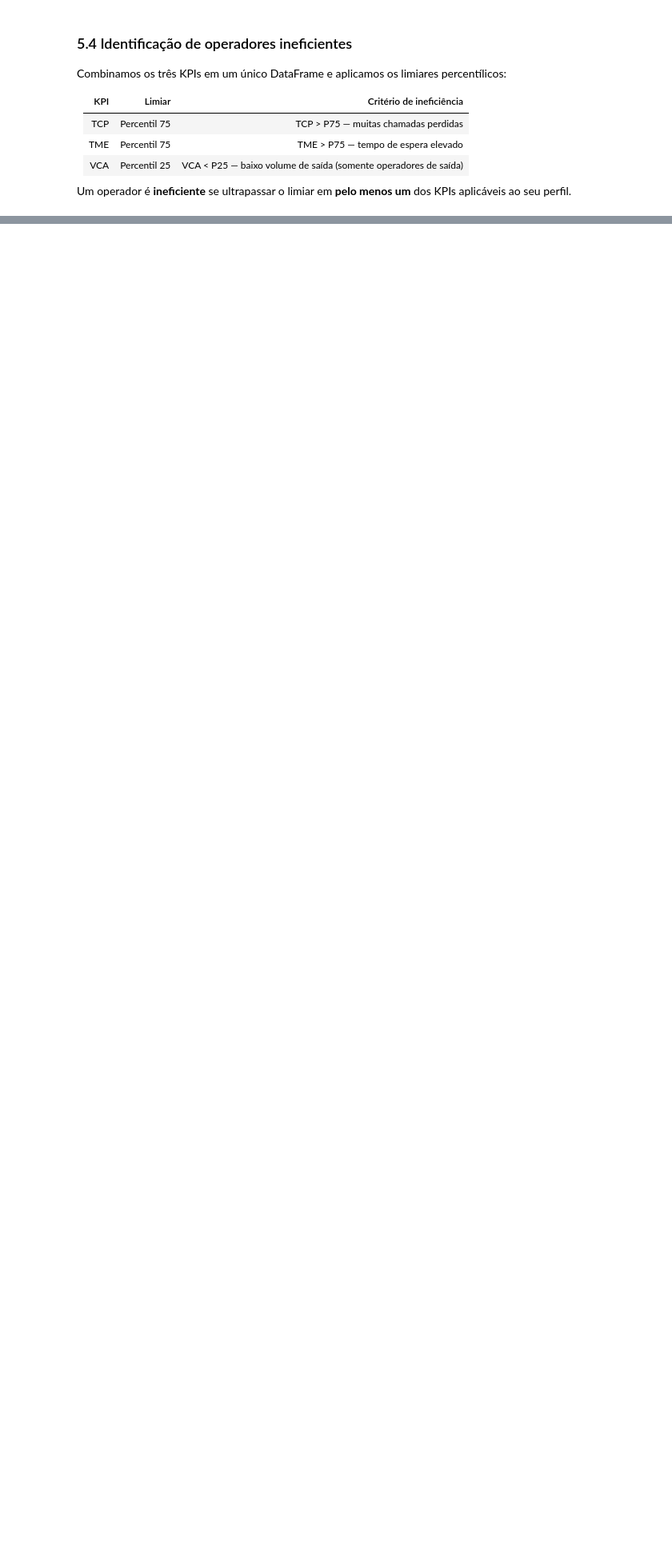
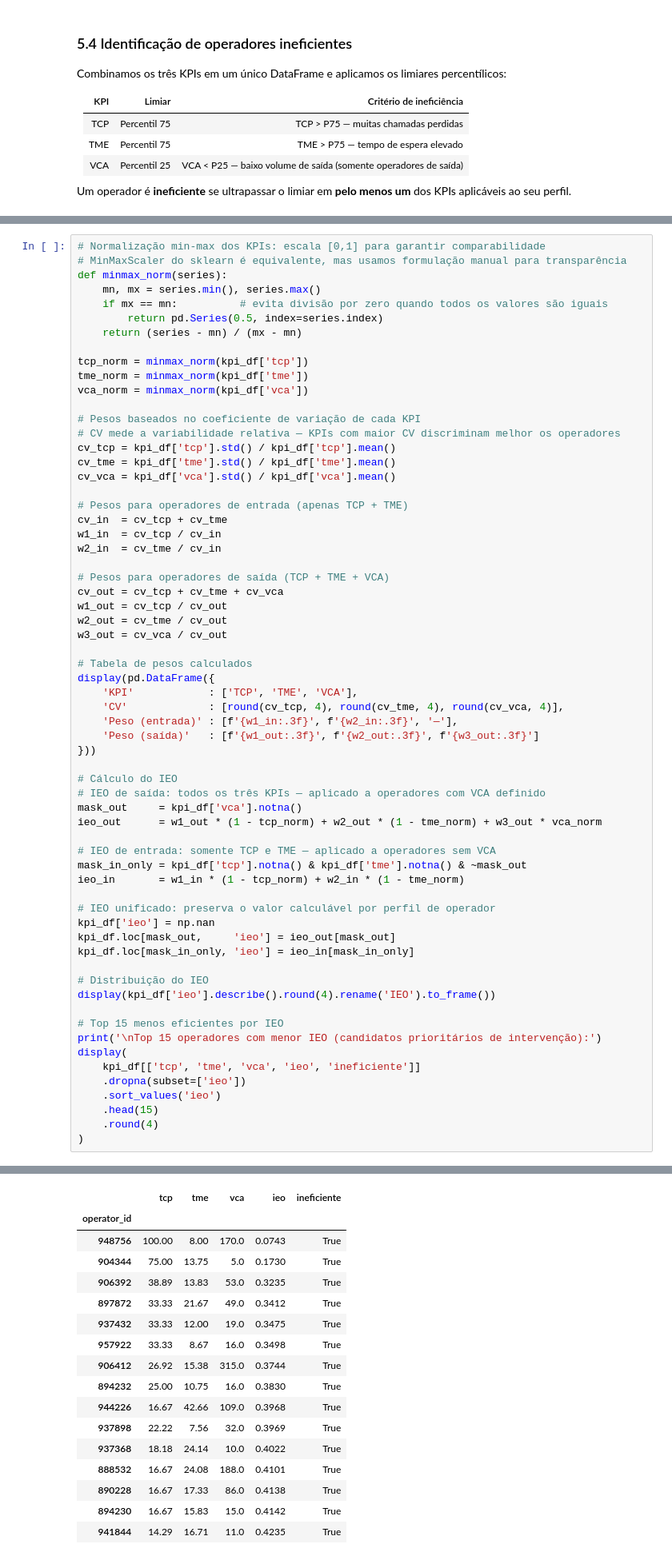
Before and after one commit to raimirsilva/DA-curse-final-project, a Jupyter notebook: notebook/Implementation.ipynb, the cells around one changed output, grey strips where cells are left out. Shown at 80% size. Cells and saved outputs as stored; diff of their text form; blank space fills up the shorter version.

```diff
--- a/notebook/Implementation.ipynb
+++ b/notebook/Implementation.ipynb
@@ -1170,0 +1265,65 @@ Dos operadores analisados, **498 foram sinalizados como ineficientes (45,6%)**:
+# %%
+# Normalização min-max dos KPIs: escala [0,1] para garantir comparabilidade
+# MinMaxScaler do sklearn é equivalente, mas usamos formulação manual para transparência
+def minmax_norm(series):
+    mn, mx = series.min(), series.max()
+    if mx == mn:          # evita divisão por zero quando todos os valores são iguais
+        return pd.Series(0.5, index=series.index)
+    return (series - mn) / (mx - mn)
+
+tcp_norm = minmax_norm(kpi_df['tcp'])
+tme_norm = minmax_norm(kpi_df['tme'])
+vca_norm = minmax_norm(kpi_df['vca'])
+
+# Pesos baseados no coeficiente de variação de cada KPI
+# CV mede a variabilidade relativa — KPIs com maior CV discriminam melhor os operadores
+cv_tcp = kpi_df['tcp'].std() / kpi_df['tcp'].mean()
+cv_tme = kpi_df['tme'].std() / kpi_df['tme'].mean()
+cv_vca = kpi_df['vca'].std() / kpi_df['vca'].mean()
+
+# Pesos para operadores de entrada (apenas TCP + TME)
+cv_in  = cv_tcp + cv_tme
+w1_in  = cv_tcp / cv_in
+w2_in  = cv_tme / cv_in
+
+# Pesos para operadores de saída (TCP + TME + VCA)
+cv_out = cv_tcp + cv_tme + cv_vca
+w1_out = cv_tcp / cv_out
+w2_out = cv_tme / cv_out
+w3_out = cv_vca / cv_out
+
+# Tabela de pesos calculados
+display(pd.DataFrame({
+    'KPI'            : ['TCP', 'TME', 'VCA'],
+    'CV'             : [round(cv_tcp, 4), round(cv_tme, 4), round(cv_vca, 4)],
+    'Peso (entrada)' : [f'{w1_in:.3f}', f'{w2_in:.3f}', '—'],
+    'Peso (saída)'   : [f'{w1_out:.3f}', f'{w2_out:.3f}', f'{w3_out:.3f}']
+}))
+
+# Cálculo do IEO
+# IEO de saída: todos os três KPIs — aplicado a operadores com VCA definido
+mask_out     = kpi_df['vca'].notna()
+ieo_out      = w1_out * (1 - tcp_norm) + w2_out * (1 - tme_norm) + w3_out * vca_norm
+
+# IEO de entrada: somente TCP e TME — aplicado a operadores sem VCA
+mask_in_only = kpi_df['tcp'].notna() & kpi_df['tme'].notna() & ~mask_out
+ieo_in       = w1_in * (1 - tcp_norm) + w2_in * (1 - tme_norm)
+
+# IEO unificado: preserva o valor calculável por perfil de operador
+kpi_df['ieo'] = np.nan
+kpi_df.loc[mask_out,     'ieo'] = ieo_out[mask_out]
+kpi_df.loc[mask_in_only, 'ieo'] = ieo_in[mask_in_only]
+
+# Distribuição do IEO
+display(kpi_df['ieo'].describe().round(4).rename('IEO').to_frame())
+
+# Top 15 menos eficientes por IEO
+print('\nTop 15 operadores com menor IEO (candidatos prioritários de intervenção):')
+display(
+    kpi_df[['tcp', 'tme', 'vca', 'ieo', 'ineficiente']]
+    .dropna(subset=['ieo'])
+    .sort_values('ieo')
+    .head(15)
+    .round(4)
+)
+# %% [output]
@@ -1170,0 +1344,17 @@ Dos operadores analisados, **498 foram sinalizados como ineficientes (45,6%)**:
+|  | tcp | tme | vca | ieo | ineficiente |
+| operator_id |  |  |  |  |  |
+| 948756 | 100.00 | 8.00 | 170.0 | 0.0743 | True |
+| 904344 | 75.00 | 13.75 | 5.0 | 0.1730 | True |
+| 906392 | 38.89 | 13.83 | 53.0 | 0.3235 | True |
+| 897872 | 33.33 | 21.67 | 49.0 | 0.3412 | True |
+| 937432 | 33.33 | 12.00 | 19.0 | 0.3475 | True |
+| 957922 | 33.33 | 8.67 | 16.0 | 0.3498 | True |
+| 906412 | 26.92 | 15.38 | 315.0 | 0.3744 | True |
+| 894232 | 25.00 | 10.75 | 16.0 | 0.3830 | True |
+| 944226 | 16.67 | 42.66 | 109.0 | 0.3968 | True |
+| 937898 | 22.22 | 7.56 | 32.0 | 0.3969 | True |
+| 937368 | 18.18 | 24.14 | 10.0 | 0.4022 | True |
+| 888532 | 16.67 | 24.08 | 188.0 | 0.4101 | True |
+| 890228 | 16.67 | 17.33 | 86.0 | 0.4138 | True |
+| 894230 | 16.67 | 15.83 | 15.0 | 0.4142 | True |
+| 941844 | 14.29 | 16.71 | 11.0 | 0.4235 | True |
```
Also changed, not shown: parts of 18 cells of this notebook.
